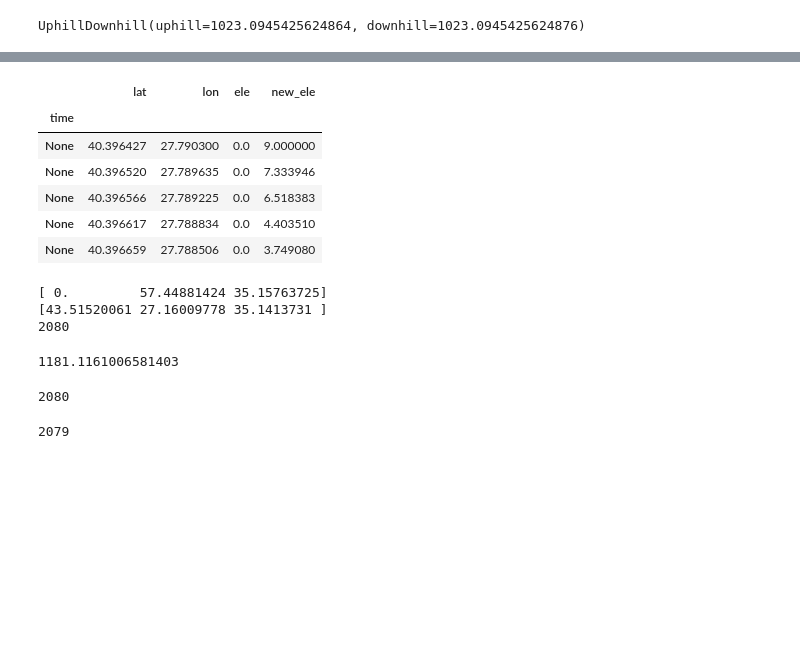
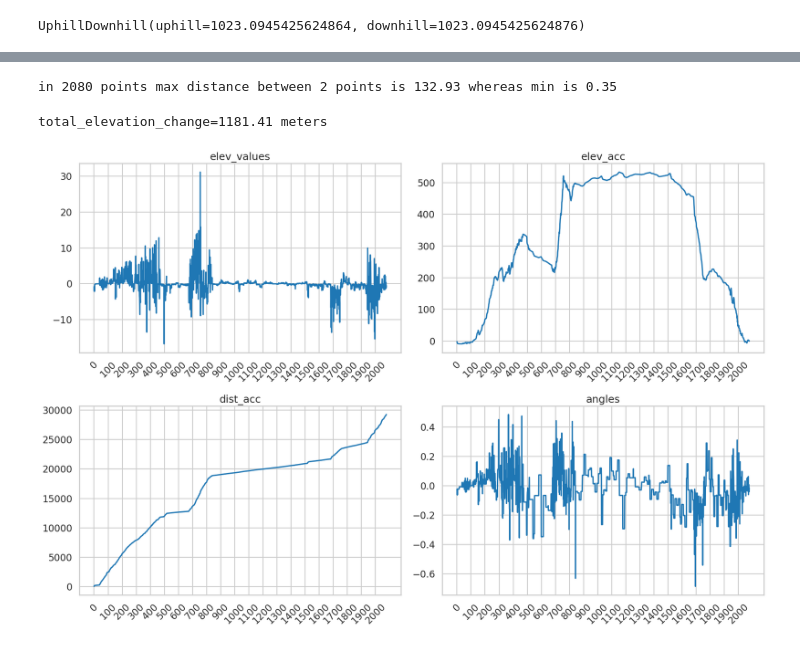
Before and after one commit to dogasiyli/gps_data_with_python, a Jupyter notebook: notebooks/analyze_parkur.ipynb, the cells around one changed output, grey strips where cells are left out. Cells and saved outputs as stored; diff of their text form; code cells hidden in the pictures; blank space fills up the shorter version.

```diff
--- a/notebooks/analyze_parkur.ipynb
+++ b/notebooks/analyze_parkur.ipynb
@@ -102,37 +95,38 @@ coords['new_ele'].plot(title='Elevation')
-# %%
-coords.head()
-# %% [output]
-|  | lat | lon | ele | new_ele |
-| time |  |  |  |  |
-| None | 40.396427 | 27.790300 | 0.0 | 9.000000 |
-| None | 40.396520 | 27.789635 | 0.0 | 7.333946 |
-| None | 40.396566 | 27.789225 | 0.0 | 6.518383 |
-| None | 40.396617 | 27.788834 | 0.0 | 4.403510 |
-| None | 40.396659 | 27.788506 | 0.0 | 3.749080 |
 # %%
 _, distance_vincenty = calc_speed_distance_vincent(segment, verbose=False)
-print(distance_vincenty[0:3])
-print(distance_vincenty[-3:])
-print(len(distance_vincenty))
+print(f"in {len(distance_vincenty)} points max distance between 2 points is {np.max(distance_vincenty):4.2f} whereas min is {np.min(distance_vincenty[distance_vincenty>0]):4.2f}")
 # %% [output]
-[ 0.         57.44881424 35.15763725]
-[43.51520061 27.16009778 35.1413731 ]
-2080
+in 2080 points max distance between 2 points is 132.93 whereas min is 0.35
 # %%
-sum(abs(coords['new_ele'][1:-1]-coords['new_ele'][0:-2]))/2
+total_elevation_change = sum(abs(coords['new_ele'][1:]-coords['new_ele'][0:-1]))/2
+print(f"total_elevation_change={total_elevation_change:4.2f} meters")
 # %% [output]
-1181.1161006581403
+total_elevation_change=1181.41 meters
-# %%
-len(distance_vincenty)
-# %% [output]
-2080
 # %%
 elev_acquired=coords['new_ele'][1:]-coords['new_ele'][0:-1]
 elev_acquired = elev_acquired.reset_index(drop=True)
 elev_values = elev_acquired.tolist()
-print(len(elev_acquired))
+
+dist_acquired = distance_vincenty[1:]
+angles = np.arctan2(elev_values, dist_acquired)
+dist_acc = np.cumsum(dist_acquired)
+elev_acc = np.cumsum(elev_values)
-# %% [output]
-2079
 # %%
-dist_acquired = distance_vincenty[1:]
-angles = np.arctan2(elev_values, dist_acquired)
+fig, axs = plt.subplots(2,2,figsize=(18,12))
+axs[0,0].plot(elev_values)
+axs[0,0].set_title("elev_values")
+xticks = np.arange(0,len(elev_values),100)
+xlabels = [i for i in xticks]
+axs[0,1].plot(elev_acc)
+axs[0,1].set_title("elev_acc")
+axs[1,0].plot(dist_acc)
+axs[1,0].set_title("dist_acc")
+axs[1,1].plot(angles)
+axs[1,1].set_title("angles")
+for i in range(2):
+    for j in range(2):
+        axs[i,j].set_xticks(xticks)
+        axs[i,j].set_xticklabels(xlabels, rotation=45)
+plt.tight_layout()
+# %% [output]
+[figure, added]
```
Also changed, not shown: parts of 15 cells of this notebook, 1 other file.
